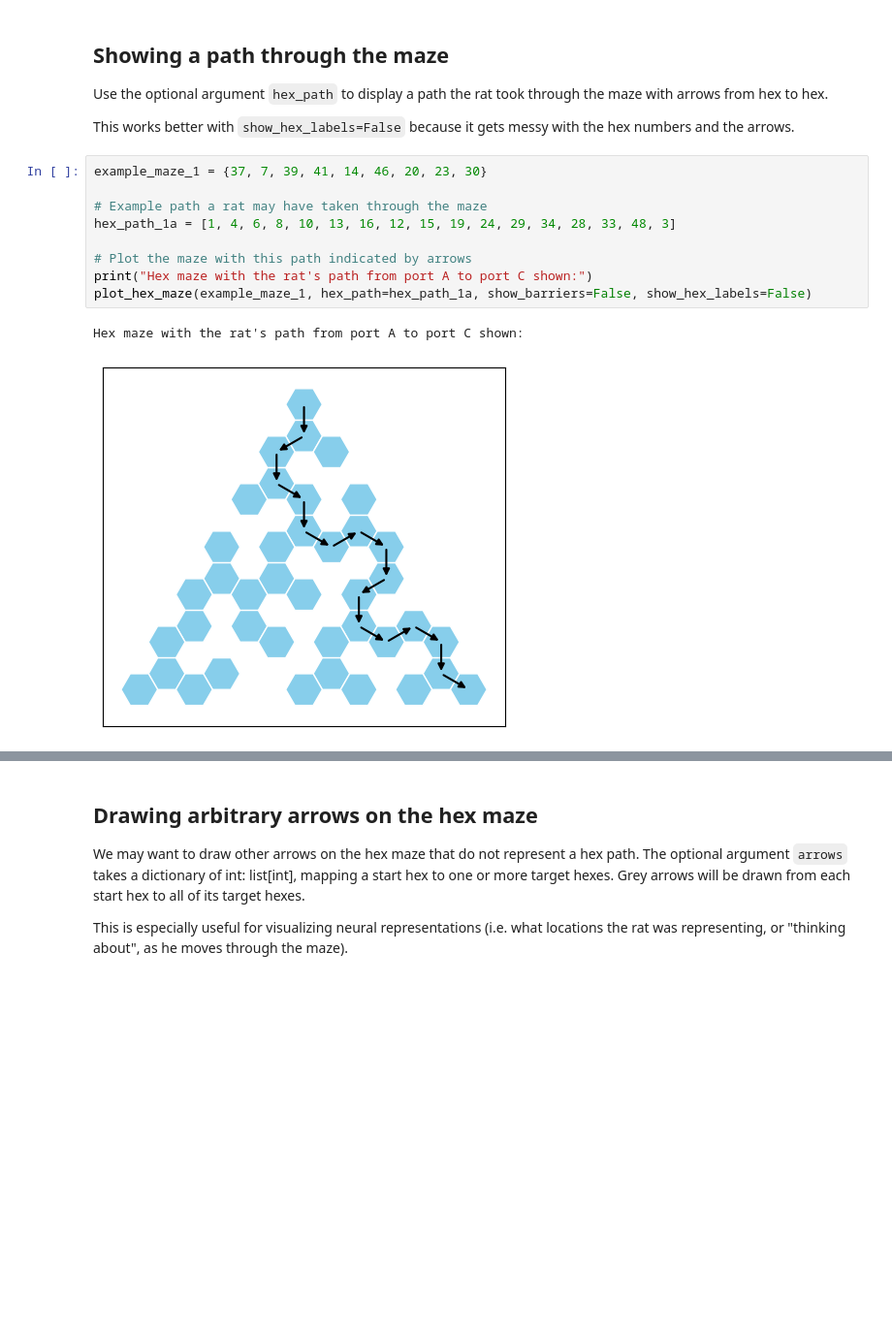
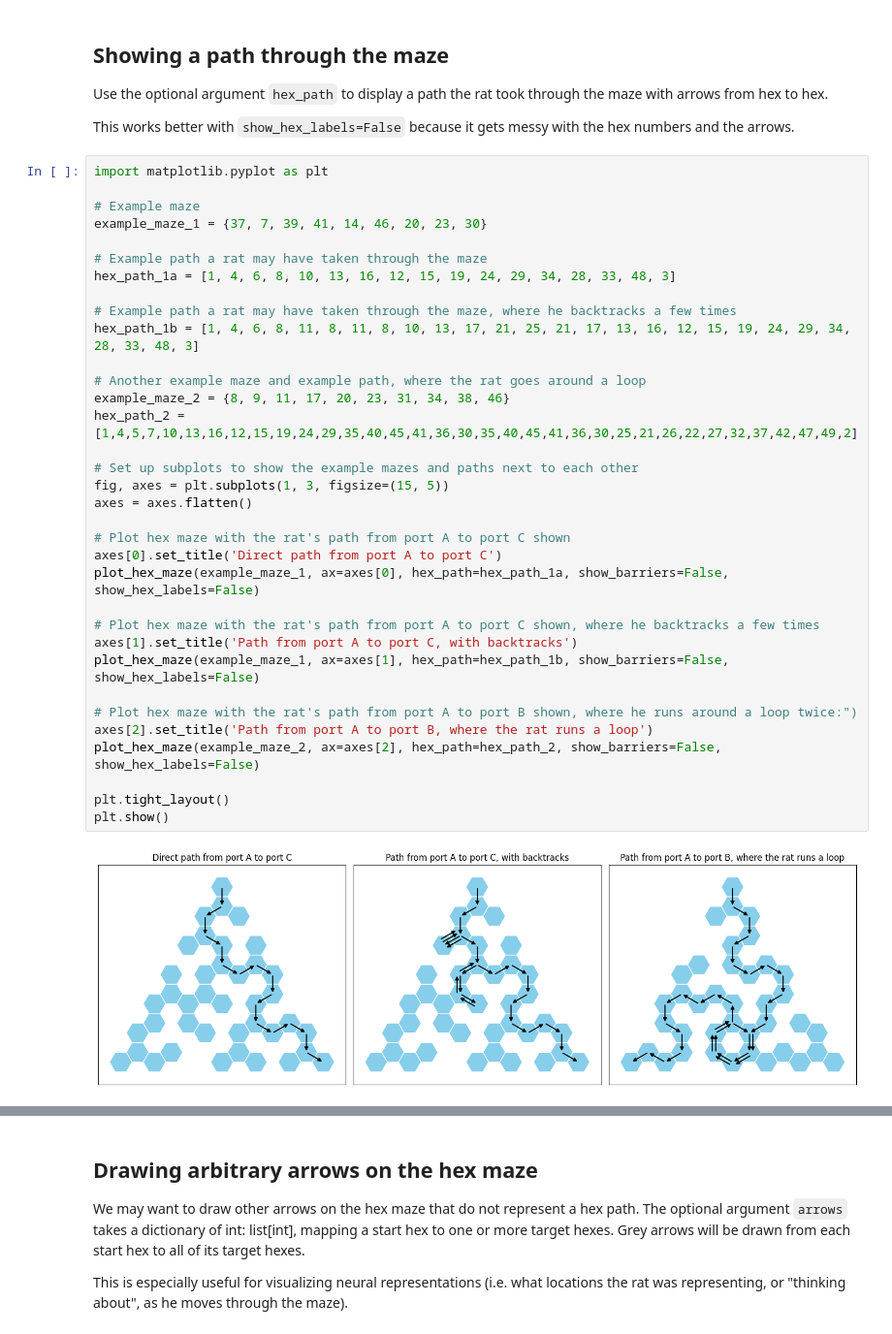
Before and after one commit to calderast/Hex-maze, a Jupyter notebook: Tutorials/11_Plotting_Hex_Mazes.ipynb, the cells around one changed output, grey strips where cells are left out. Shown at 97% size. Cells and saved outputs as stored; diff of their text form; blank space fills up the shorter version.

```diff
--- a/Tutorials/11_Plotting_Hex_Mazes.ipynb
+++ b/Tutorials/11_Plotting_Hex_Mazes.ipynb
@@ -159,14 +159,38 @@ Use the optional argument `hex_path` to display a path the rat took through the
 
 This works better with `show_hex_labels=False` because it gets messy with the hex numbers and the arrows.
 # %%
+import matplotlib.pyplot as plt
+
+# Example maze
 example_maze_1 = {37, 7, 39, 41, 14, 46, 20, 23, 30}
 
 # Example path a rat may have taken through the maze
 hex_path_1a = [1, 4, 6, 8, 10, 13, 16, 12, 15, 19, 24, 29, 34, 28, 33, 48, 3]
 
-# Plot the maze with this path indicated by arrows
-print("Hex maze with the rat's path from port A to port C shown:")
-plot_hex_maze(example_maze_1, hex_path=hex_path_1a, show_barriers=False, show_hex_labels=False)
+# Example path a rat may have taken through the maze, where he backtracks a few times
+hex_path_1b = [1, 4, 6, 8, 11, 8, 11, 8, 10, 13, 17, 21, 25, 21, 17, 13, 16, 12, 15, 19, 24, 29, 34, 28, 33, 48, 3]
+
+# Another example maze and example path, where the rat goes around a loop
+example_maze_2 = {8, 9, 11, 17, 20, 23, 31, 34, 38, 46}
+hex_path_2 = [1,4,5,7,10,13,16,12,15,19,24,29,35,40,45,41,36,30,35,40,45,41,36,30,25,21,26,22,27,32,37,42,47,49,2]
+
+# Set up subplots to show the example mazes and paths next to each other
+fig, axes = plt.subplots(1, 3, figsize=(15, 5))
+axes = axes.flatten()
+
+# Plot hex maze with the rat's path from port A to port C shown
+axes[0].set_title('Direct path from port A to port C')
+plot_hex_maze(example_maze_1, ax=axes[0], hex_path=hex_path_1a, show_barriers=False, show_hex_labels=False)
+
+# Plot hex maze with the rat's path from port A to port C shown, where he backtracks a few times
+axes[1].set_title('Path from port A to port C, with backtracks')
+plot_hex_maze(example_maze_1, ax=axes[1], hex_path=hex_path_1b, show_barriers=False, show_hex_labels=False)
+
+# Plot hex maze with the rat's path from port A to port B shown, where he runs around a loop twice:")
+axes[2].set_title('Path from port A to port B, where the rat runs a loop')
+plot_hex_maze(example_maze_2, ax=axes[2], hex_path=hex_path_2, show_barriers=False, show_hex_labels=False)
+
+plt.tight_layout()
+plt.show()
 # %% [output]
-Hex maze with the rat's path from port A to port C shown:
-[figure, old version]
+[figure, new version]
```
Also changed, not shown: parts of 5 cells of this notebook, 5 other files.
